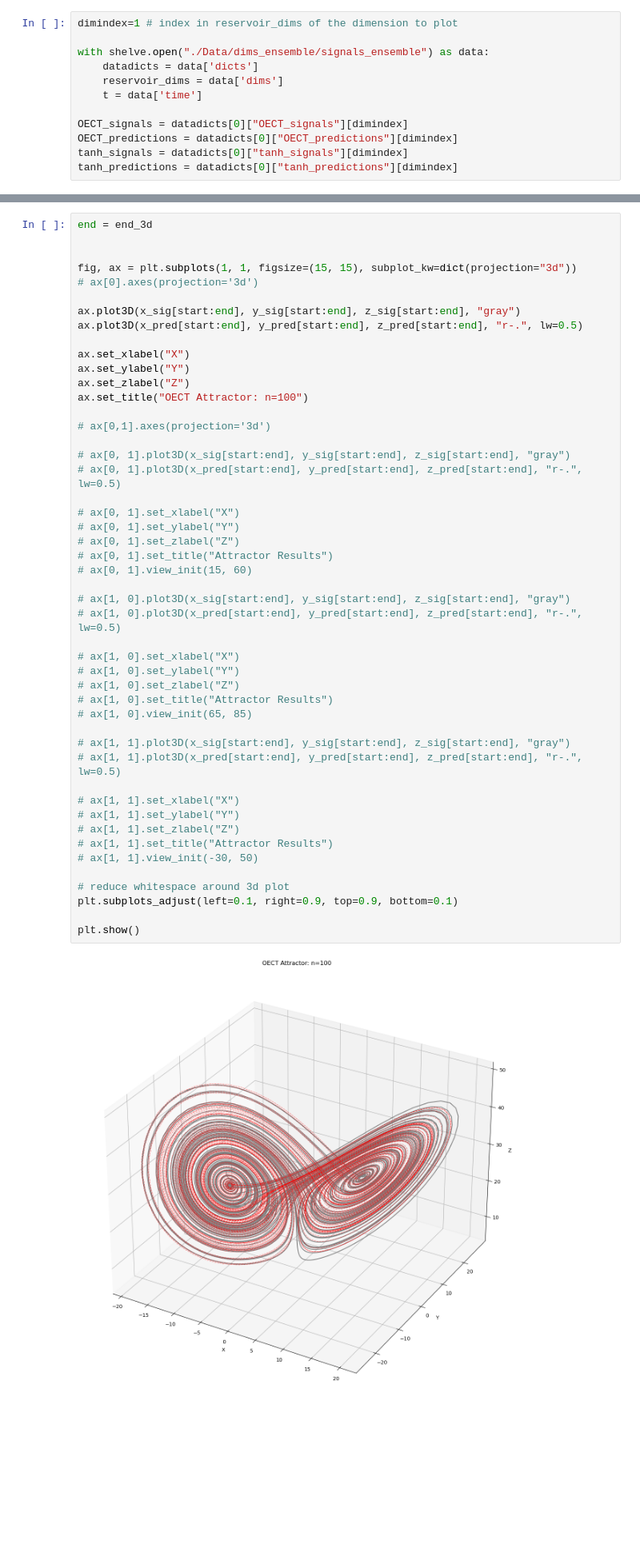
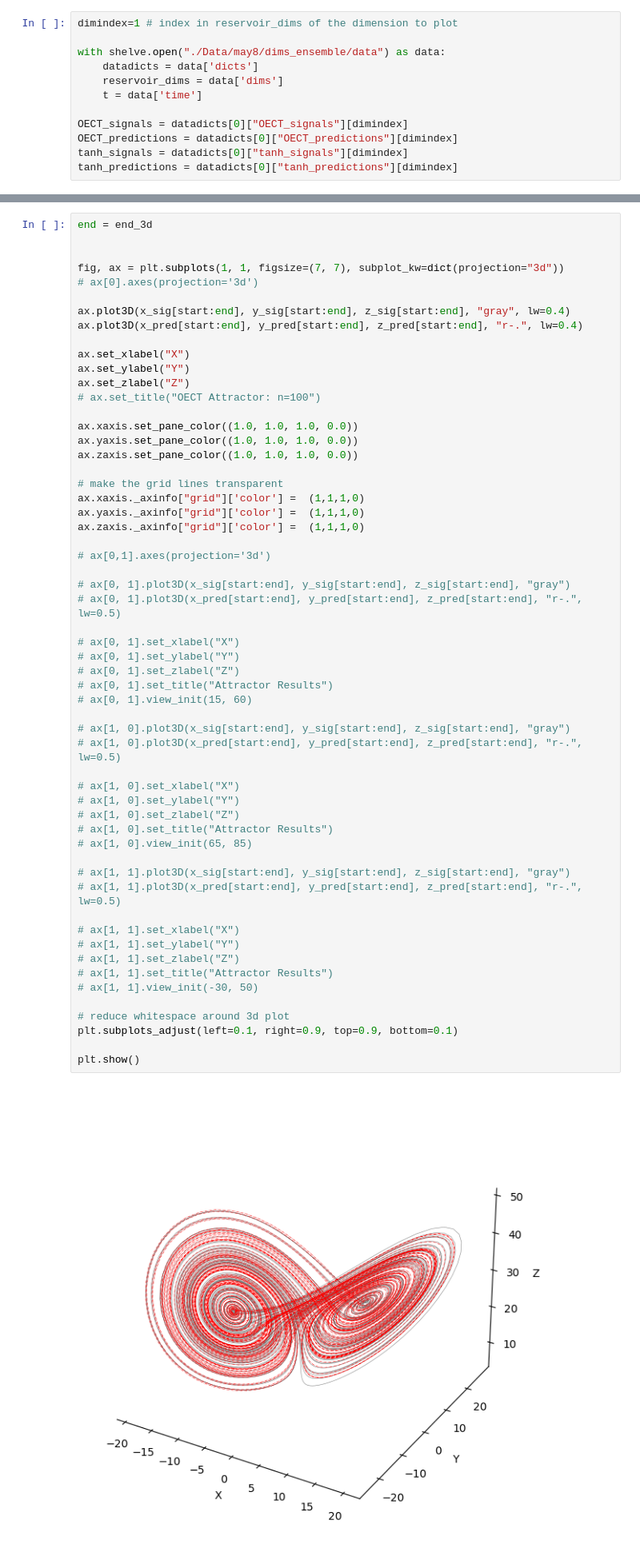
Before and after one commit to Signed-B/reservoir-computing-on-OECTs, a Jupyter notebook: timeseries.ipynb, the cells around one changed output, grey strips where cells are left out. Shown at 80% size. Cells and saved outputs as stored; diff of their text form; blank space fills up the shorter version.

```diff
--- a/timeseries.ipynb
+++ b/timeseries.ipynb
@@ -9,7 +11,7 @@ import seaborn as sns
 # %%
 dimindex=1 # index in reservoir_dims of the dimension to plot
 
-with shelve.open("./Data/dims_ensemble/signals_ensemble") as data:
+with shelve.open("./Data/may8/dims_ensemble/data") as data:
     datadicts = data['dicts']
     reservoir_dims = data['dims']
     t = data['time']
@@ -203,16 +211,25 @@ Length of timeseries: 10000
 end = end_3d
 
 
-fig, ax = plt.subplots(1, 1, figsize=(15, 15), subplot_kw=dict(projection="3d"))
+fig, ax = plt.subplots(1, 1, figsize=(7, 7), subplot_kw=dict(projection="3d"))
 # ax[0].axes(projection='3d')
 
-ax.plot3D(x_sig[start:end], y_sig[start:end], z_sig[start:end], "gray")
-ax.plot3D(x_pred[start:end], y_pred[start:end], z_pred[start:end], "r-.", lw=0.5)
+ax.plot3D(x_sig[start:end], y_sig[start:end], z_sig[start:end], "gray", lw=0.4)
+ax.plot3D(x_pred[start:end], y_pred[start:end], z_pred[start:end], "r-.", lw=0.4)
 
 ax.set_xlabel("X")
 ax.set_ylabel("Y")
 ax.set_zlabel("Z")
-ax.set_title("OECT Attractor: n=100")
+# ax.set_title("OECT Attractor: n=100")
+
+ax.xaxis.set_pane_color((1.0, 1.0, 1.0, 0.0))
+ax.yaxis.set_pane_color((1.0, 1.0, 1.0, 0.0))
+ax.zaxis.set_pane_color((1.0, 1.0, 1.0, 0.0))
+
+# make the grid lines transparent
+ax.xaxis._axinfo["grid"]['color'] =  (1,1,1,0)
+ax.yaxis._axinfo["grid"]['color'] =  (1,1,1,0)
+ax.zaxis._axinfo["grid"]['color'] =  (1,1,1,0)
 
 # ax[0,1].axes(projection='3d')
 
@@ -221,31 +238,31 @@ ax.set_title("OECT Attractor: n=100")
 
 # ax[0, 1].set_xlabel("X")
 # ax[0, 1].set_ylabel("Y")
 # ax[0, 1].set_zlabel("Z")
 # ax[0, 1].set_title("Attractor Results")
 # ax[0, 1].view_init(15, 60)
 
 # ax[1, 0].plot3D(x_sig[start:end], y_sig[start:end], z_sig[start:end], "gray")
 # ax[1, 0].plot3D(x_pred[start:end], y_pred[start:end], z_pred[start:end], "r-.", lw=0.5)
 
 # ax[1, 0].set_xlabel("X")
 # ax[1, 0].set_ylabel("Y")
 # ax[1, 0].set_zlabel("Z")
 # ax[1, 0].set_title("Attractor Results")
 # ax[1, 0].view_init(65, 85)
 
 # ax[1, 1].plot3D(x_sig[start:end], y_sig[start:end], z_sig[start:end], "gray")
 # ax[1, 1].plot3D(x_pred[start:end], y_pred[start:end], z_pred[start:end], "r-.", lw=0.5)
 
 # ax[1, 1].set_xlabel("X")
 # ax[1, 1].set_ylabel("Y")
 # ax[1, 1].set_zlabel("Z")
 # ax[1, 1].set_title("Attractor Results")
 # ax[1, 1].view_init(-30, 50)
 
 # reduce whitespace around 3d plot
 plt.subplots_adjust(left=0.1, right=0.9, top=0.9, bottom=0.1)
 
 plt.show()
 # %% [output]
-[figure, old version]
+[figure, new version]
```
Also changed, not shown: parts of 5 cells of this notebook, 4 other files.
